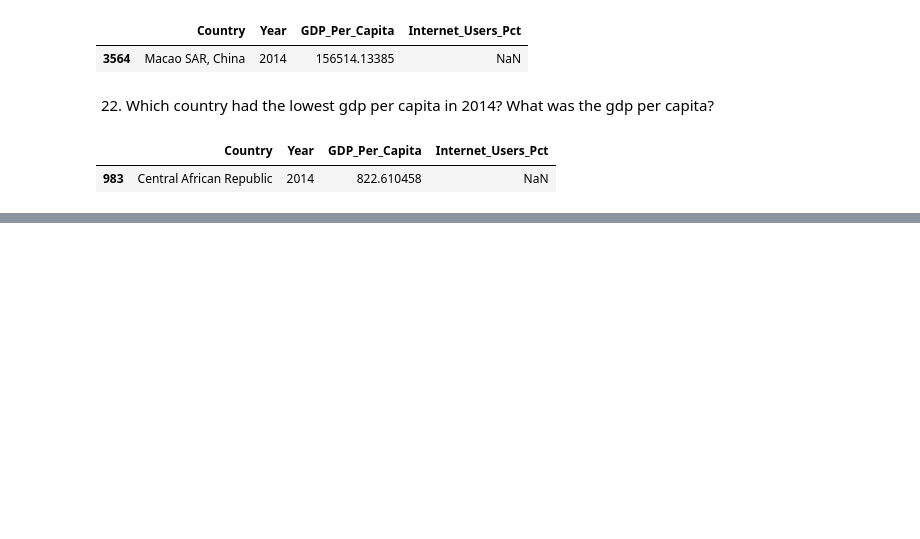
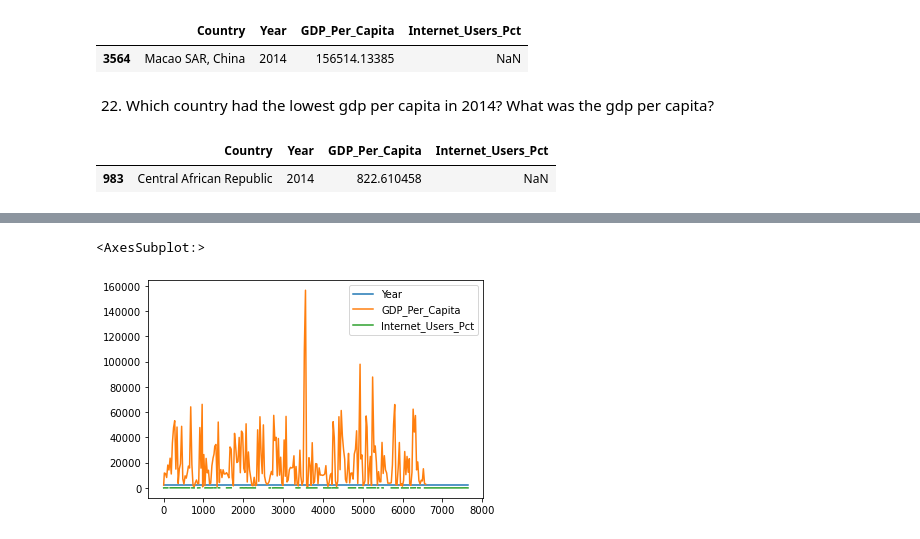
Before and after one commit to tipearso/gdp-and-internet-usage-tipearso, a Jupyter notebook: TP_gdp_internet.ipynb, the cells around one changed output, grey strips where cells are left out. Saved outputs shown, nothing was run; the diff lists cells and outputs as text; code cells hidden in the pictures; blank space fills up the shorter version.

```diff
--- a/TP_gdp_internet.ipynb
+++ b/TP_gdp_internet.ipynb
@@ -340,0 +356,5 @@ df_2014[df_2014['GDP_Per_Capita'] == df_2014['GDP_Per_Capita'].min()]
+# %%
+df_2014.plot()
+# %% [output]
+<AxesSubplot:>
+[figure, added]
```
Also changed, not shown: parts of 3 cells of this notebook.
